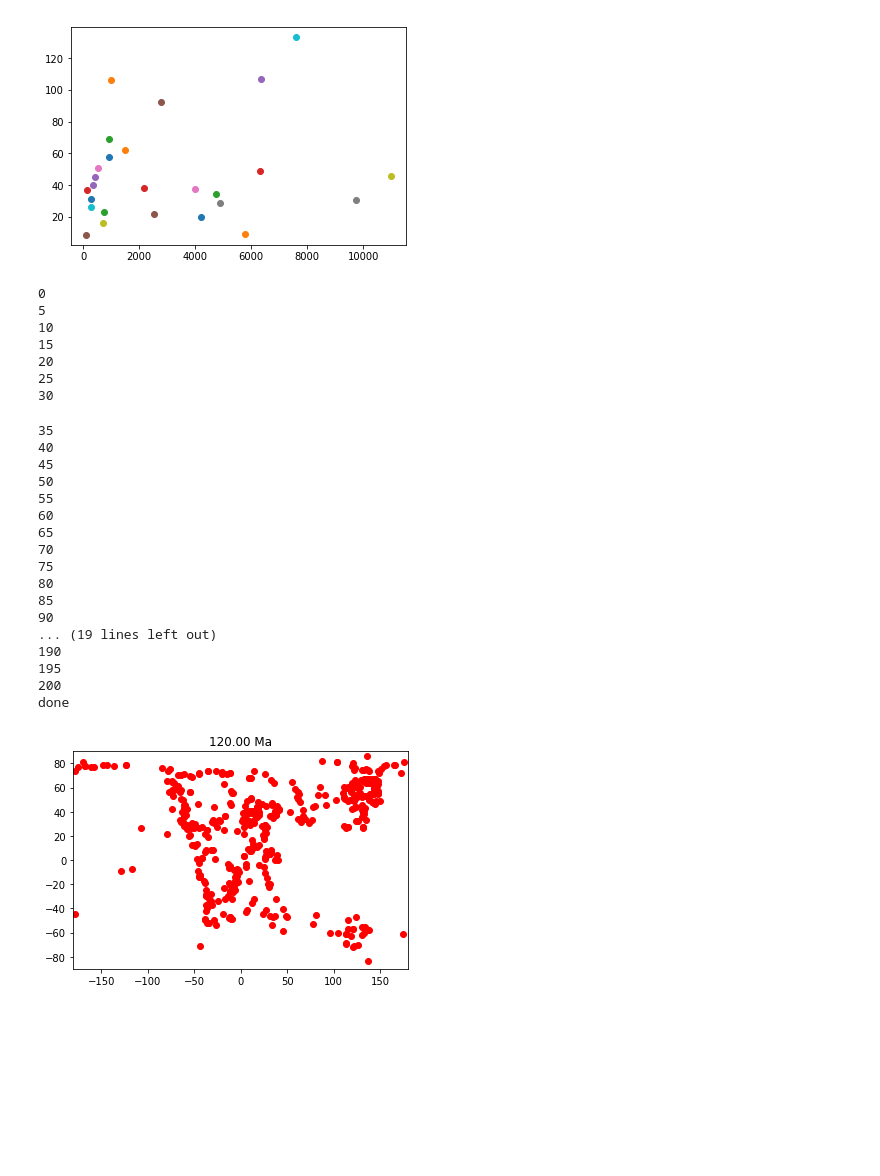
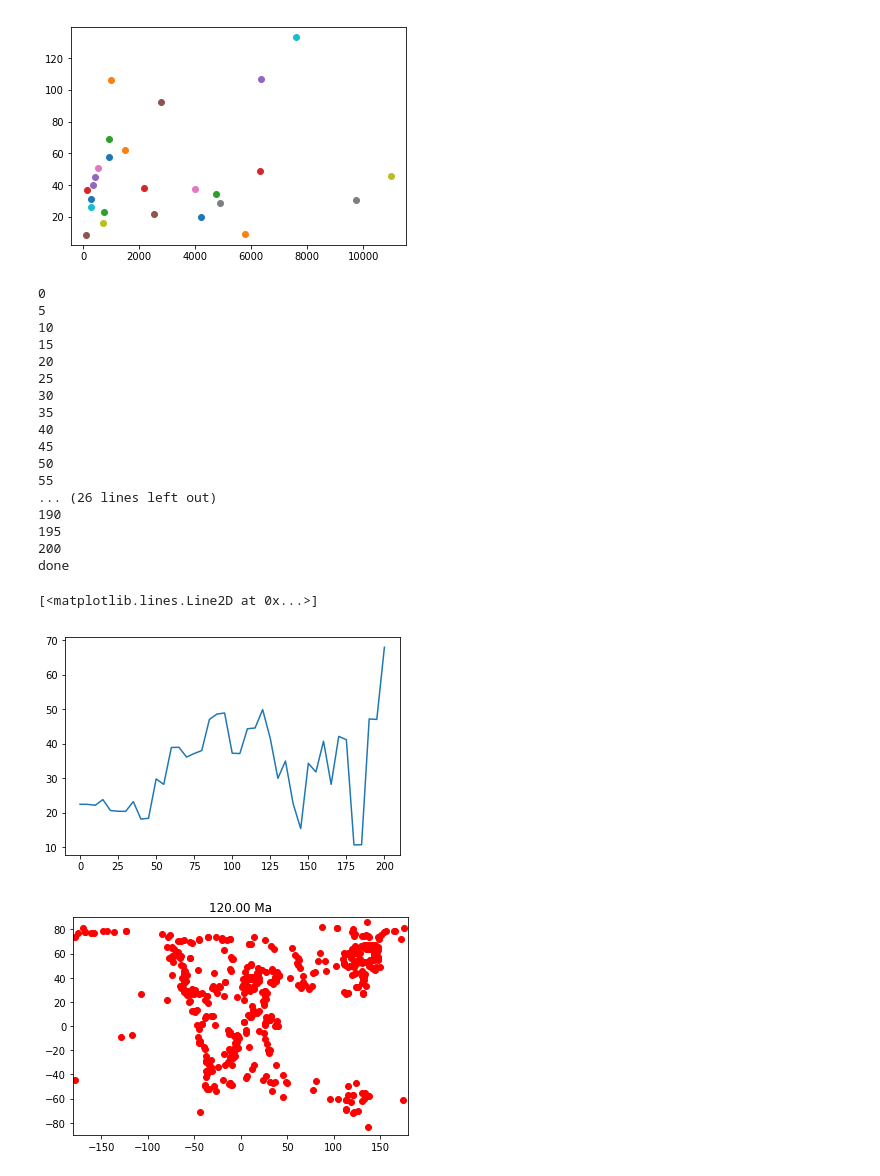
Before and after one commit to siwill22/GPlatesReconstructionModel, a Jupyter notebook: class_testing.ipynb, the cells around one changed output. Cells and saved outputs as stored; diff of their text form; code cells hidden in the pictures; blank space fills up the shorter version.

```diff
--- a/class_testing.ipynb
+++ b/class_testing.ipynb
@@ -108,47 +108,42 @@ plt.show()
 # %% [output]
 [figure]
 # %%
-plate_id = 501
+plate_id = 101
 rms = []
 time_list = range(0,201,5)
 
 equal_area_points = PointDistributionOnSphere(distribution_type='healpix',N=16)
 
 for time in time_list:
     print time
     plates = M2016.plate_snapshot(time)
     velocity_object = plates.velocity_field(
         velocity_domain_features=[equal_area_points.meshnode_feature])
     rms.append(velocity_object.rms_velocity(plate_id))
 
 print 'done'
 
-#plt.plot(time_list,rms)
+plt.plot(time_list,rms)
 # %% [output]
 0
 5
 10
 15
 20
 25
 30
+35
+40
+45
+50
+55
+... (26 lines left out)
+190
+195
+200
+done
-35
-40
-45
-50
-55
-60
-65
-70
-75
-80
-85
-90
-... (19 lines left out)
-190
-195
-200
-done
+[<matplotlib.lines.Line2D at 0x...>]
+[figure, added]
 # %%
 paleolithology_data = AgeCodedPointDataset('./Data/boucot_paleolithology_combined.shp')
 
```
Also changed, not shown: parts of 2 cells of this notebook, 2 other files.
